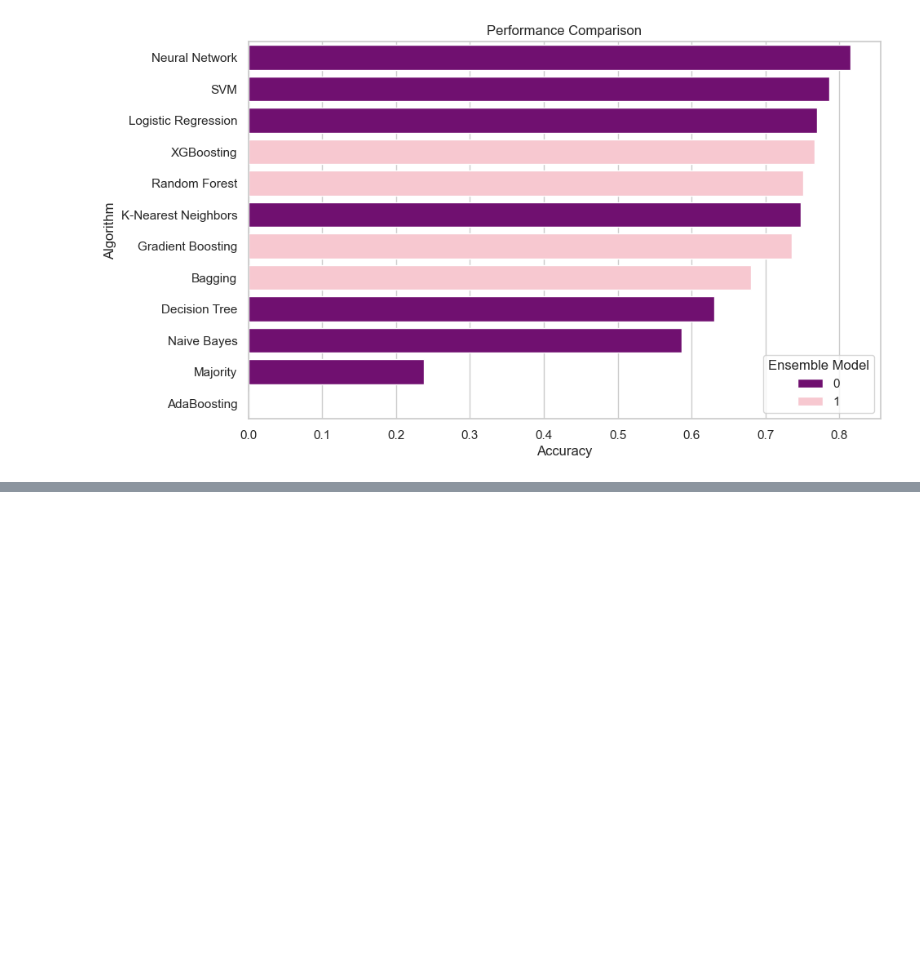
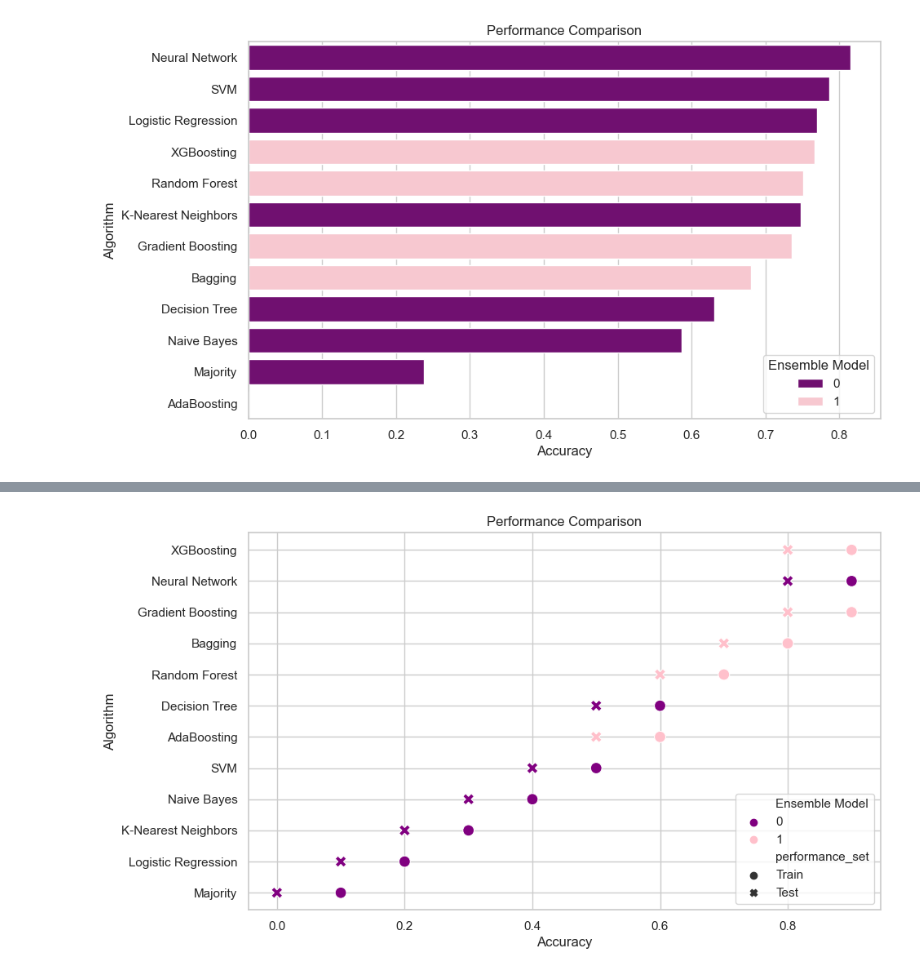
Before and after one commit to benjordan98/intelligent_sys_assignment2, a Jupyter notebook: code.ipynb, the cells around one changed output, grey strips where cells are left out. Cells and saved outputs as stored; diff of their text form; code cells hidden in the pictures; blank space fills up the shorter version.

```diff
--- a/code.ipynb
+++ b/code.ipynb
@@ -862,0 +933,24 @@ plt.show()
+# %%
+import seaborn as sns
+import matplotlib.pyplot as plt
+
+# Assuming there's a column 'IsEnsemble' in your result_df indicating whether a method is an ensemble
+# You can adjust the condition based on your actual data
+
+# order results by perfroamnce
+result_df = result_df.sort_values(by='Performance', ascending=False)
+
+sns.set(style="whitegrid")
+plt.figure(figsize=(10, 6))
+
+# Plot scatter plot (grouped point plot) with bigger markers
+sns.scatterplot(y='Algorithm', x='Performance', hue='Ensemble Model', data=result_df, style='performance_set', palette={0: 'purple', 1: 'pink'}, s=100)
+
+plt.xlabel('Accuracy')
+plt.ylabel('Algorithm')
+plt.title('Performance Comparison')
+plt.legend(loc='lower right')
+
+plt.show()
+# %% [output]
+[figure, added]
```
Also changed, not shown: parts of 6 cells of this notebook.
